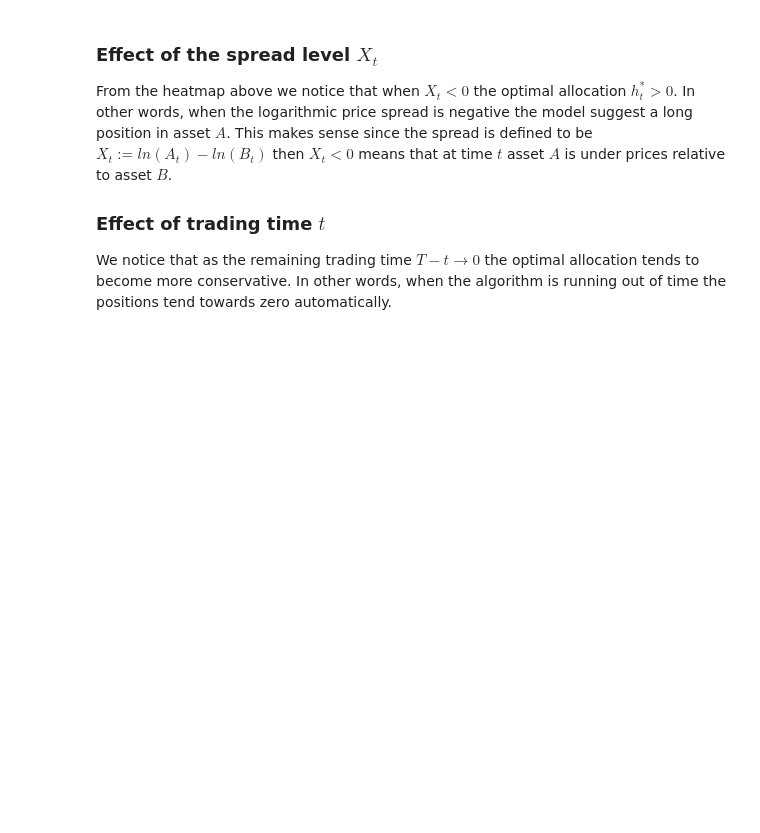
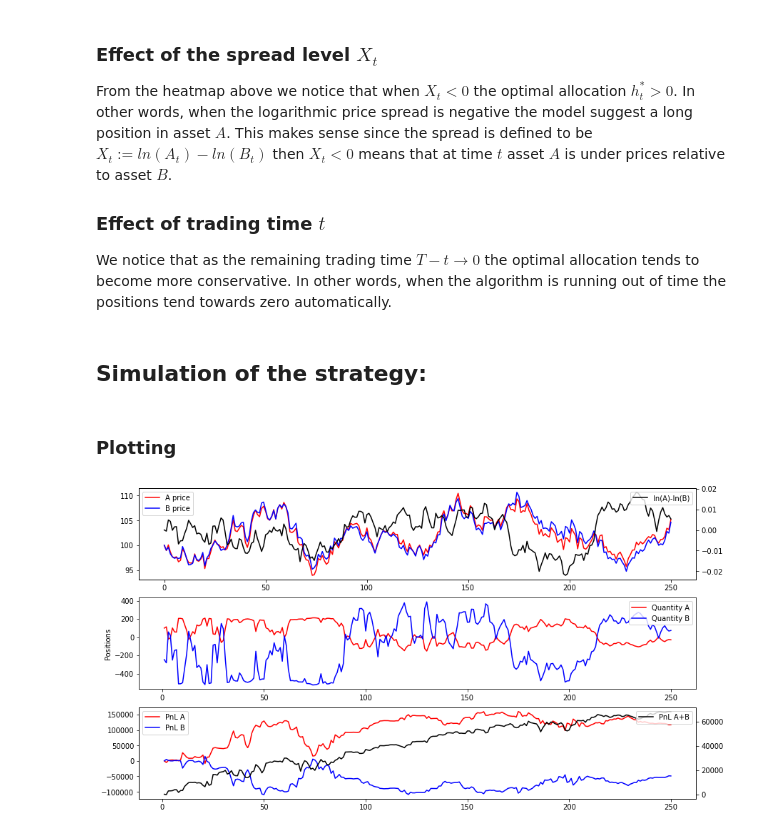
Before and after one commit to jshellen/statarb, a Jupyter notebook: Pairs_Trading_Strategy_Notes.ipynb, the cells around one changed output. Drawn from its saved outputs; the diff is of its cells as text; code cells hidden in the pictures; blank space fills up the shorter version.

```diff
--- a/Pairs_Trading_Strategy_Notes.ipynb
+++ b/Pairs_Trading_Strategy_Notes.ipynb
@@ -100,3 +114,5 @@ From the heatmap above we notice that when $X_t<0$ the optimal allocation $h_{t}
 
 ### Effect of trading time $t$
 We notice that as the remaining trading time $T-t \to 0$ the optimal allocation tends to become more conservative. In other words, when the algorithm is running out of time the positions tend towards zero automatically.
+# %% [markdown]
+## Simulation of the strategy:
@@ -102,0 +140,41 @@ We notice that as the remaining trading time $T-t \to 0$ the optimal allocation
+# %% [markdown]
+### Plotting
+# %%
+
+position_in_a = portfolios[0].get_position('A')
+position_in_b = portfolios[0].get_position('B')
+
+report_a = position_in_a.generate_report_frame()
+report_b = position_in_b.generate_report_frame()
+
+fig, ax = plt.subplots(3, 1, figsize=(14, 8))
+
+# Plot asset prices
+ax[0].plot(a_prices[0], color='red', label='A price')
+ax[0].plot(b_prices[0], color='blue', label='B price')
+ax[0].legend(loc=2)
+
+# Plot logarithmic spread
+ax02 = ax[0].twinx()
+ax02.plot(np.log(a_prices[0]) - np.log(b_prices[0]), color='black', label='ln(A)-ln(B)')
+ax02.legend(loc=1)
+
+# Plot positions
+ax[1].plot(report_a['NET_POSITION'], color='red', label='Quantity A')
+ax[1].plot(report_b['NET_POSITION'], color='blue', label='Quantity B')
+ax[1].set_ylabel('Positions')
+ax[1].legend(loc=1)
+
+
+# Plot profit and loss
+ax[2].plot(report_a['TOTAL_PNL'], color='red', label='PnL A')
+ax[2].plot(report_b['TOTAL_PNL'], color='blue', label='PnL B')
+ax[2].legend(loc=2)
+
+ax22 = ax[2].twinx()
+ax22.plot(report_a['TOTAL_PNL'] + report_b['TOTAL_PNL'], color='black', label='PnL A+B')
+ax22.legend(loc=1)
+
+plt.show()
+# %% [output]
+[figure, added]
```
Also changed, not shown: parts of 8 cells of this notebook, 13 other files.
